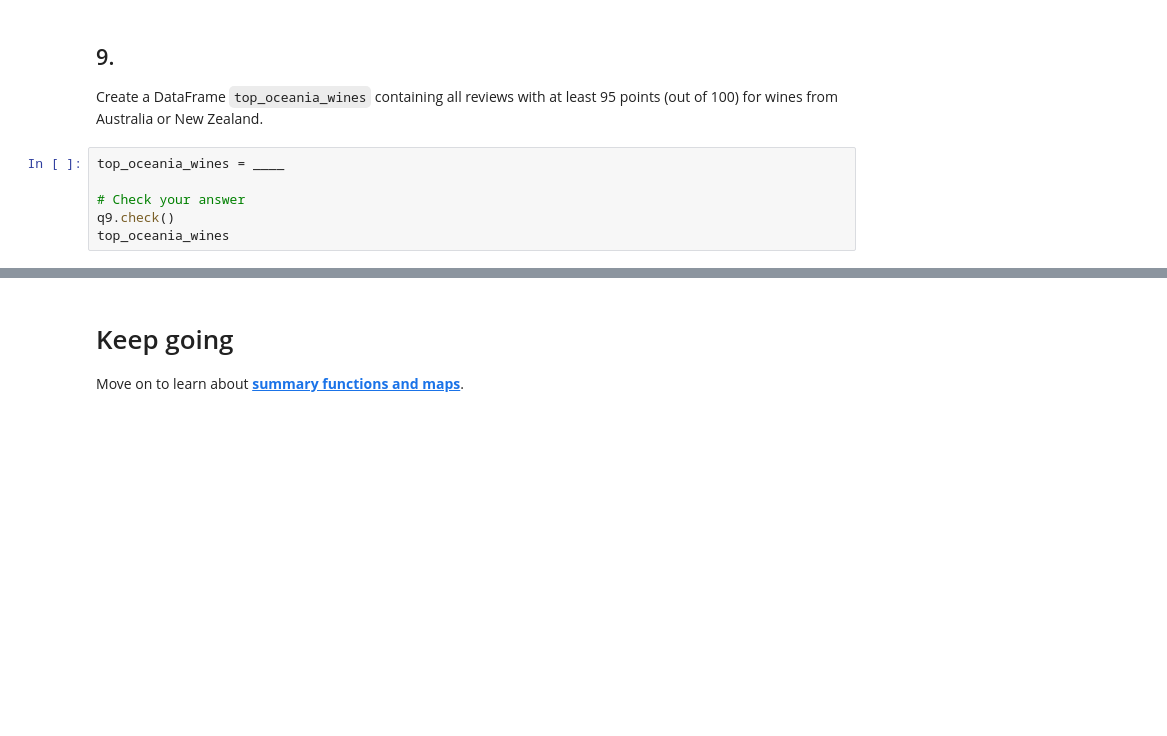
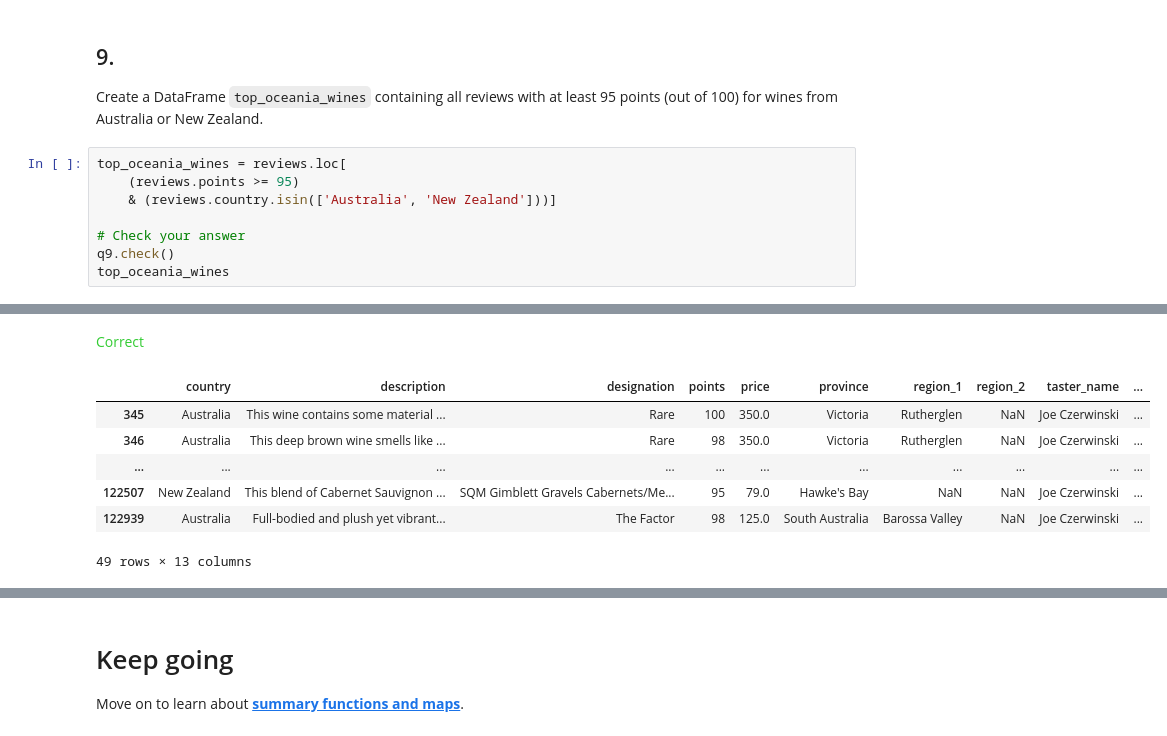
Before and after one commit to ksikka/kaggle-learn, a Jupyter notebook: 01_pandas/02_indexing_selecting_assigning.ipynb, the cells around one changed output, grey strips where cells are left out. Saved outputs shown, nothing was run; the diff lists cells and outputs as text; blank space fills up the shorter version.

```diff
--- a/01_pandas/02_indexing_selecting_assigning.ipynb
+++ b/01_pandas/02_indexing_selecting_assigning.ipynb
@@ -263,8 +269,11 @@ q8.check()
 
 Create a DataFrame `top_oceania_wines` containing all reviews with at least 95 points (out of 100) for wines from Australia or New Zealand.
 # %%
-top_oceania_wines = ____
+top_oceania_wines = reviews.loc[
+    (reviews.points >= 95)
+    & (reviews.country.isin(['Australia', 'New Zealand']))]
 
 # Check your answer
 q9.check()
 top_oceania_wines
+# %% [output]
@@ -271 +281,9 @@ top_oceania_wines
+<span style="color:#33cc33">Correct</span>
+|  | country | description | designation | points | price | province | region_1 | region_2 | taster_name | ... |
+| 345 | Australia | This wine contains some material ... | Rare | 100 | 350.0 | Victoria | Rutherglen | NaN | Joe Czerwinski | ... |
+| 346 | Australia | This deep brown wine smells like ... | Rare | 98 | 350.0 | Victoria | Rutherglen | NaN | Joe Czerwinski | ... |
+| ... | ... | ... | ... | ... | ... | ... | ... | ... | ... | ... |
+| 122507 | New Zealand | This blend of Cabernet Sauvignon ... | SQM Gimblett Gravels Cabernets/Me... | 95 | 79.0 | Hawke's Bay | NaN | NaN | Joe Czerwinski | ... |
+| 122939 | Australia | Full-bodied and plush yet vibrant... | The Factor | 98 | 125.0 | South Australia | Barossa Valley | NaN | Joe Czerwinski | ... |
+49 rows × 13 columns
 # %%
```
Also changed, not shown: parts of 4 cells of this notebook.
